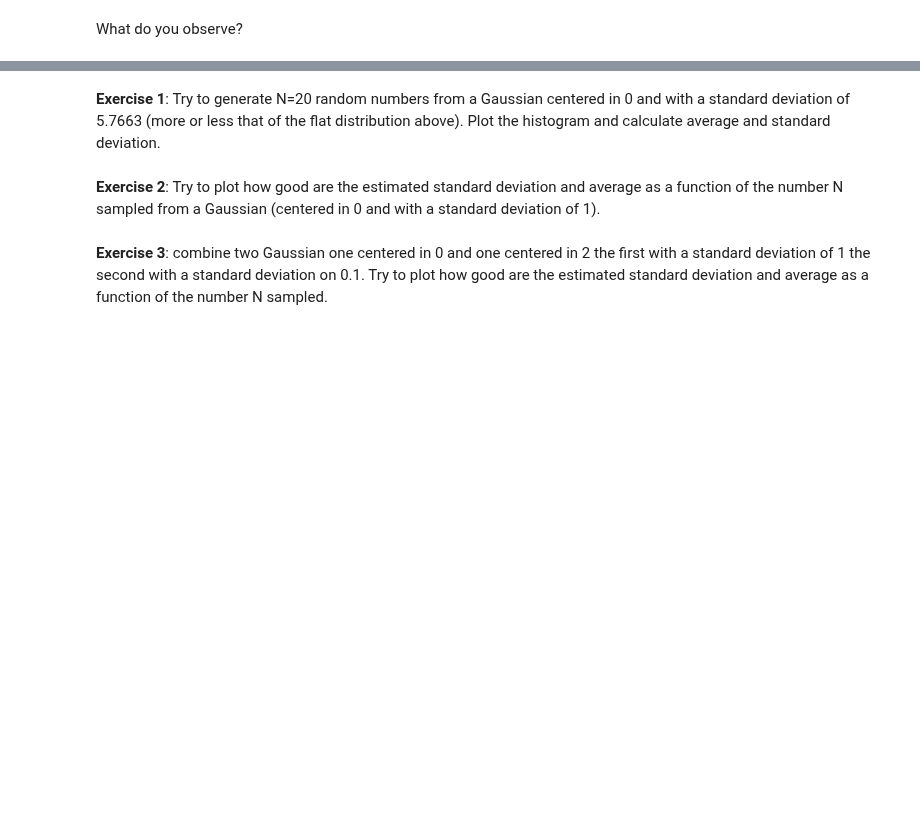
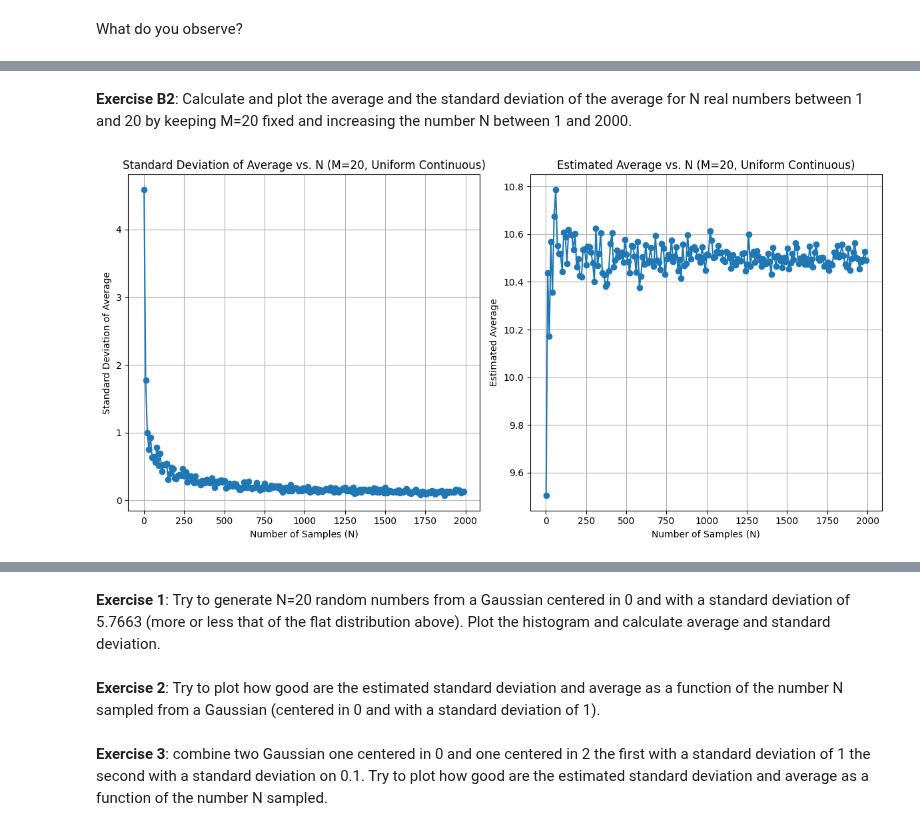
Before and after one commit to carlocamilloni/Structural-Bioinformatics, a Jupyter notebook: Notebooks/report_2_stat.ipynb, the cells around one changed output, grey strips where cells are left out. Saved outputs shown, nothing was run; the diff lists cells and outputs as text; code cells hidden in the pictures; blank space fills up the shorter version.

```diff
--- a/Notebooks/report_2_stat.ipynb
+++ b/Notebooks/report_2_stat.ipynb
@@ -25,0 +199,60 @@ What do you observe?
+# %% [markdown]
+**Exercise B2**: Calculate and plot the average and the standard deviation of the average for N real numbers between 1 and 20 by keeping M=20 fixed and increasing the number N between 1 and 2000.
+# %%
+import numpy as np
+import matplotlib.pyplot as plt
+
+M = 20  # Number of trials (fixed)
+N_values = range(1, 2001, 10)  # Increasing N from 20 to 2000
+lower_bound = 1
+upper_bound = 20
+
+# List to store the standard deviations of the averages for each N
+std_devs_of_averages = []
+# List to store the estimated averages for each N
+estimated_averages = []
+
+# Perform simulations for each value of N
+for N in N_values:
+    averages = []
+    # Perform M trials for the current N
+    for _ in range(M):
+        # Generate N random real numbers between lower_bound and upper_bound
+        random_numbers = np.random.uniform(lower_bound, upper_bound, N)
+        # Calculate the average of the generated numbers
+        average = np.mean(random_numbers)
+        # Append the average to the list
+        averages.append(average)
+
+    # Calculate the standard deviation of the averages for the current N
+    std_dev_of_averages_N = np.std(averages)
+    # Append the standard deviation to the list
+    std_devs_of_averages.append(std_dev_of_averages_N)
+
+    # Calculate the estimated average for the current N (average of the averages)
+    estimated_average_N = np.mean(averages)
+    # Append the estimated average to the list
+    estimated_averages.append(estimated_average_N)
+
+# Plot the standard deviation of the average as a function of N
+plt.figure(figsize=(12, 6))
+
+plt.subplot(1, 2, 1)
+plt.plot(N_values, std_devs_of_averages, marker='o', linestyle='-')
+plt.xlabel("Number of Samples (N)")
+plt.ylabel("Standard Deviation of Average")
+plt.title(f"Standard Deviation of Average vs. N (M={M}, Uniform Continuous)")
+plt.grid(True)
+
+# Plot the estimated average as a function of N
+plt.subplot(1, 2, 2)
+plt.plot(N_values, estimated_averages, marker='o', linestyle='-')
+plt.xlabel("Number of Samples (N)")
+plt.ylabel("Estimated Average")
+plt.title(f"Estimated Average vs. N (M={M}, Uniform Continuous)")
+plt.grid(True)
+
+plt.tight_layout()
+plt.show()
+# %% [output]
+[figure, added]
```
Also changed, not shown: parts of 13 cells of this notebook.
